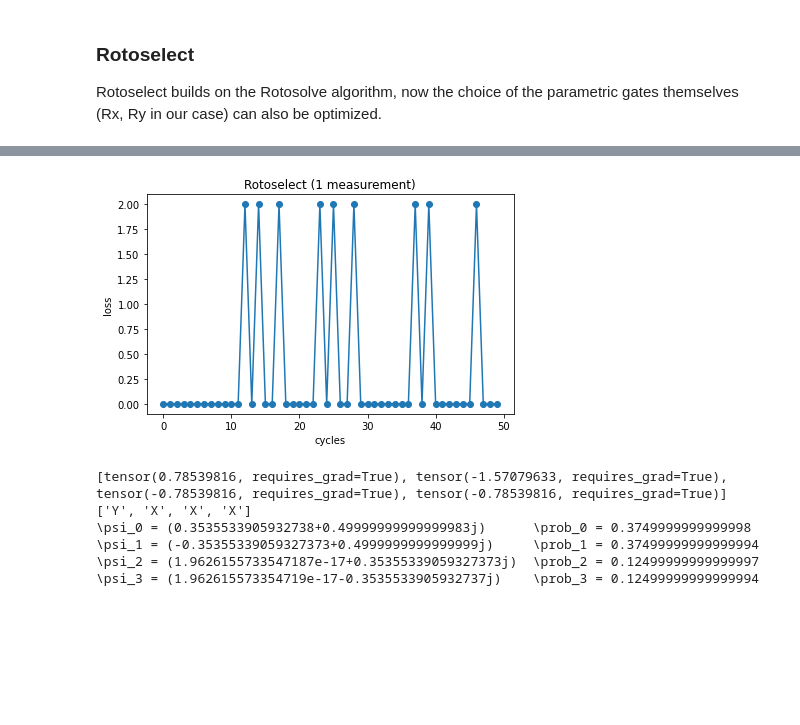
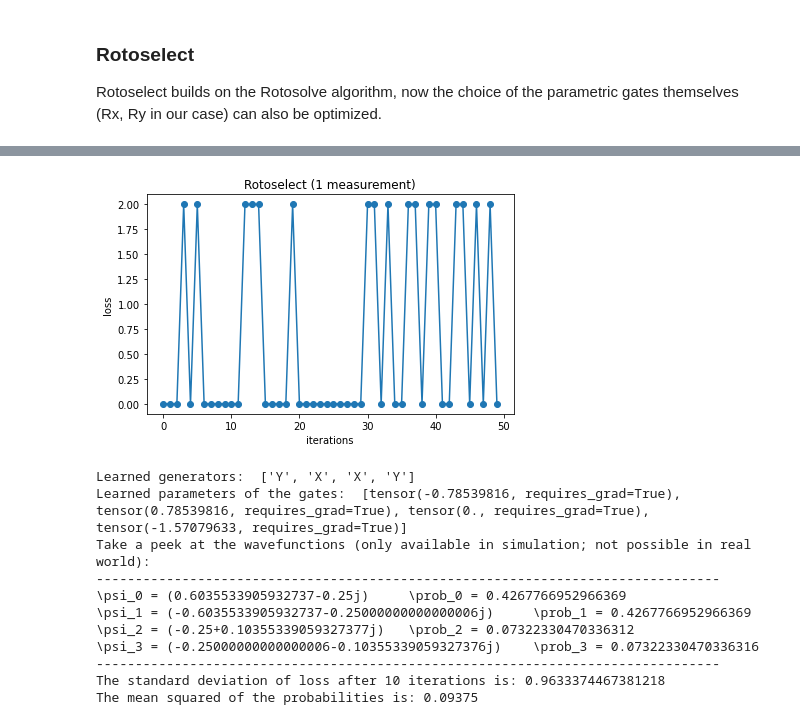
Before and after one commit to TDHTTTT/learn-bell, a Jupyter notebook: pennylane.ipynb, the cells around one changed output, grey strips where cells are left out. Saved outputs shown, nothing was run; the diff lists cells and outputs as text; code cells hidden in the pictures; blank space fills up the shorter version.

Commit message:
Rotoselect metric updated

```diff
--- a/pennylane.ipynb
+++ b/pennylane.ipynb
@@ -335,3 +337,16 @@ def fit_select(init_params, n_steps, n_measurements=1000, dev=dev):
         params_rsel, generators = rotoselect_cycle(cost_rsel, params_rsel, generators)
 
     return params_rsel, costs_rsel, generators
+# %%
+np.random.seed(10)
+metrics_rsel = []
+# %%
+# 1000 measurement per step
+params_rsel, costs, generators = fit_select(50, 1000)
+plot_loss(50, costs, "Rotoselect (1000 measurement)")
+print("Learned generators: ", generators)
+print("Learned parameters of the gates: ", params_rsel)
+#m = circuit_rsel(params_rsel, generators)
+peek(dev)
+metricx_rsel = report_metric(costs, dev)
+metrics_rsel.append(metricx_rsel)
@@ -337,0 +366,10 @@ def fit_select(init_params, n_steps, n_measurements=1000, dev=dev):
+# %%
+# 100 measurement per step
+params_rsel, costs, generators = fit_select(50, 100)
+plot_loss(50, costs, "Rotoselect (100 measurement)")
+print("Learned generators: ", generators)
+print("Learned parameters of the gates: ", params_rsel)
+#m = circuit_rsel(params_rsel, generators)
+peek(dev)
+metricx_rsel = report_metric(costs, dev)
+metrics_rsel.append(metricx_rsel)
@@ -337,0 +389,10 @@ def fit_select(init_params, n_steps, n_measurements=1000, dev=dev):
+# %%
+# 10 measurement per step
+params_rsel, costs, generators = fit_select(50, 10)
+plot_loss(50, costs, "Rotoselect (10 measurement)")
+print("Learned generators: ", generators)
+print("Learned parameters of the gates: ", params_rsel)
+#m = circuit_rsel(params_rsel, generators)
+peek(dev)
+metricx_rsel = report_metric(costs, dev)
+metrics_rsel.append(metricx_rsel)
@@ -338,16 +412,23 @@ def fit_select(init_params, n_steps, n_measurements=1000, dev=dev):
 # %%
-# Now we explore how the number of measurements can affect our algorithm
 # 1 measurement per step
-params_rsel, costs, generators = fit_select(init_params, 50, 1)
+params_rsel, costs, generators = fit_select(50, 1)
 plot_loss(50, costs, "Rotoselect (1 measurement)")
+print("Learned generators: ", generators)
+print("Learned parameters of the gates: ", params_rsel)
+#m = circuit_rsel(params_rsel, generators)
+peek(dev)
+metricx_rsel = report_metric(costs, dev)
+metrics_rsel.append(metricx_rsel)
 # %% [output]
-[figure, old version]
+[figure, new version]
+Learned generators:  ['Y', 'X', 'X', 'Y']
+Learned parameters of the gates:  [tensor(-0.78539816, requires_grad=True), tensor(0.78539816, requires_grad=True), tensor(0., requires_grad=True), tensor(-1.57079633, requires_grad=True)]
+Take a peek at the wavefunctions (only available in simulation; not possible in real world):
+--------------------------------------------------------------------------------
+\psi_0 = (0.6035533905932737-0.25j)     \prob_0 = 0.4267766952966369
+\psi_1 = (-0.6035533905932737-0.25000000000000006j)     \prob_1 = 0.4267766952966369
+\psi_2 = (-0.25+0.10355339059327377j)   \prob_2 = 0.07322330470336312
+\psi_3 = (-0.25000000000000006-0.10355339059327376j)    \prob_3 = 0.07322330470336316
+--------------------------------------------------------------------------------
+The standard deviation of loss after 10 iterations is: 0.9633374467381218
+The mean squared of the probabilities is: 0.09375
-# %%
-print(params_rsel, generators)
-peek()
-# %% [output]
-[tensor(0.78539816, requires_grad=True), tensor(-1.57079633, requires_grad=True), tensor(-0.78539816, requires_grad=True), tensor(-0.78539816, requires_grad=True)] ['Y', 'X', 'X', 'X']
-\psi_0 = (0.3535533905932738+0.49999999999999983j)      \prob_0 = 0.3749999999999998
-\psi_1 = (-0.35355339059327373+0.4999999999999999j)     \prob_1 = 0.37499999999999994
-\psi_2 = (1.9626155733547187e-17+0.35355339059327373j)  \prob_2 = 0.12499999999999997
-\psi_3 = (1.962615573354719e-17-0.3535533905932737j)    \prob_3 = 0.12499999999999994
```
Also changed, not shown: parts of 16 cells of this notebook.
